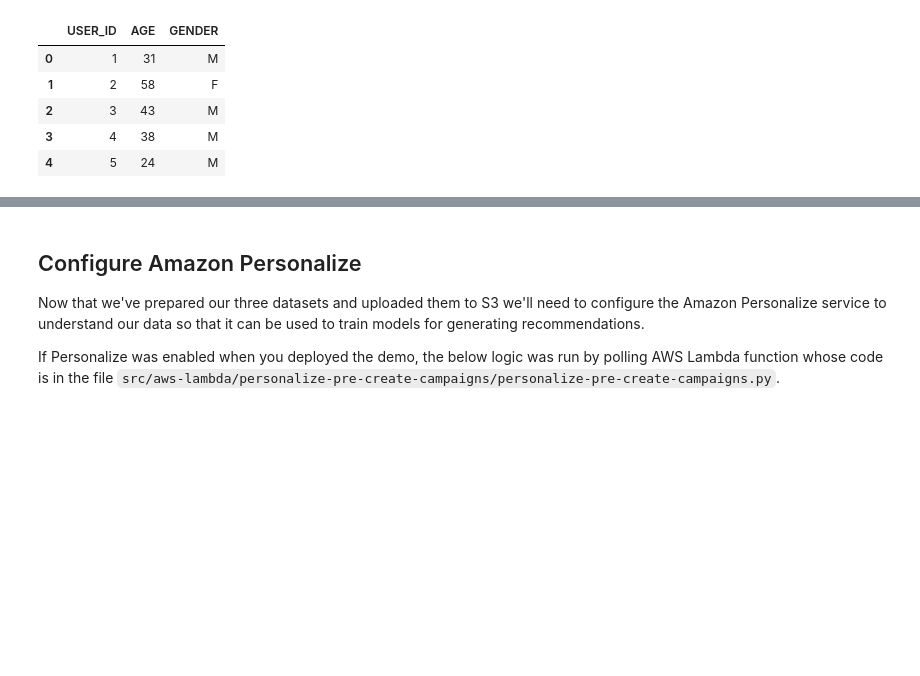
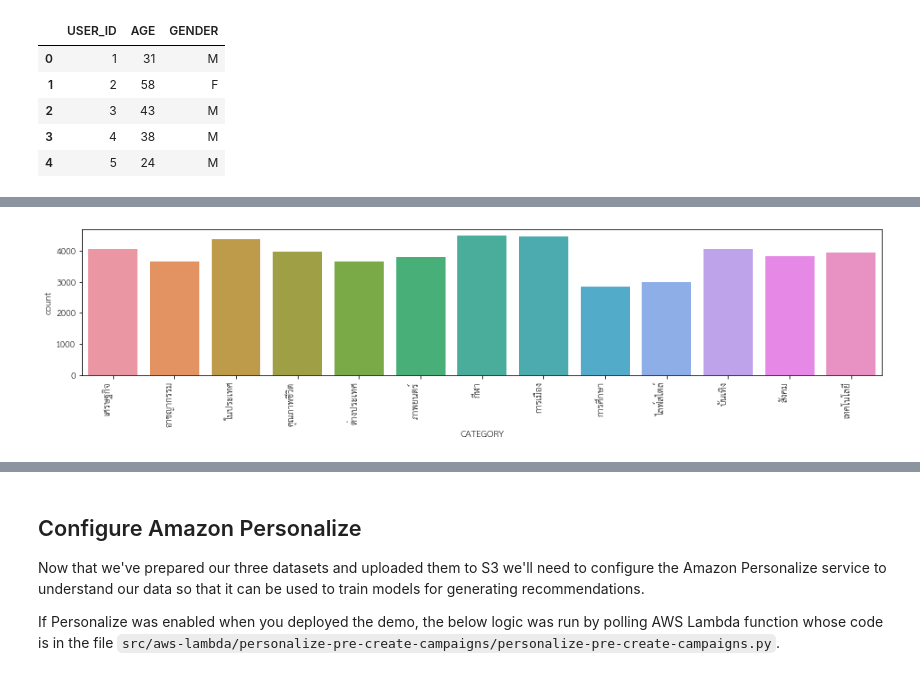
Before and after one commit to ku-spent/serverless-stack, a Jupyter notebook: services/personalize-service/generator/personalize.ipynb, the cells around one changed output, grey strips where cells are left out. Cells and saved outputs as stored; diff of their text form; code cells hidden in the pictures; blank space fills up the shorter version.

```diff
--- a/services/personalize-service/generator/personalize.ipynb
+++ b/services/personalize-service/generator/personalize.ipynb
@@ -87,3 +122,15 @@ plt.show()
+# %%
+merged_df = interactions_df.astype({"ITEM_ID": str}).merge(
+    items_df, left_on="ITEM_ID", right_on="ITEM_ID"
+)
+merged_df
+# plot_df = merged_df.groupby(["category"]).apply(set)
+plt.figure(figsize=(16, 3))
+chart = sns.countplot(data=merged_df, x="CATEGORY")
+plt.xticks(rotation=90, horizontalalignment="right")
+plt.show()
+# %% [output]
+[figure, added]
 # %%
 merged_df = (
     interactions_df[["ITEM_ID", "USER_ID"]]
```
Also changed, not shown: parts of 58 cells of this notebook, 7 other files.
